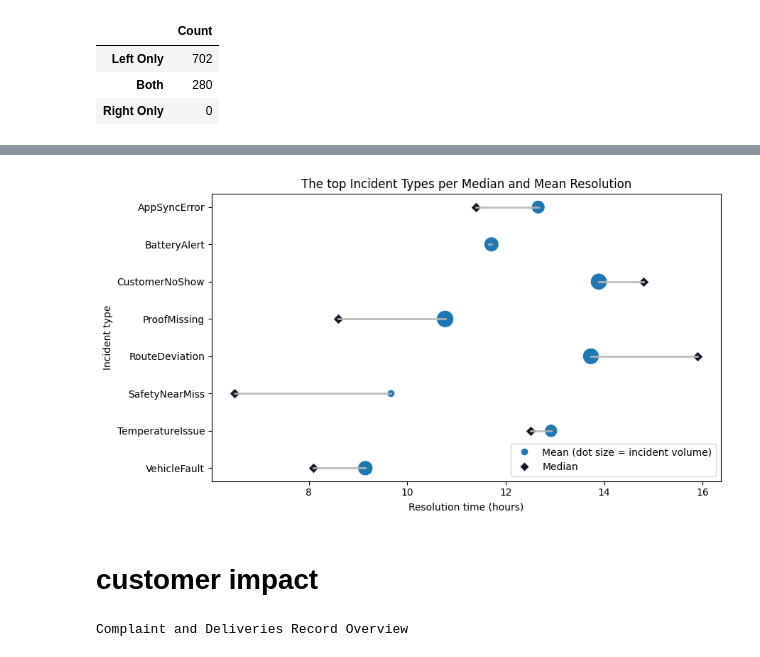
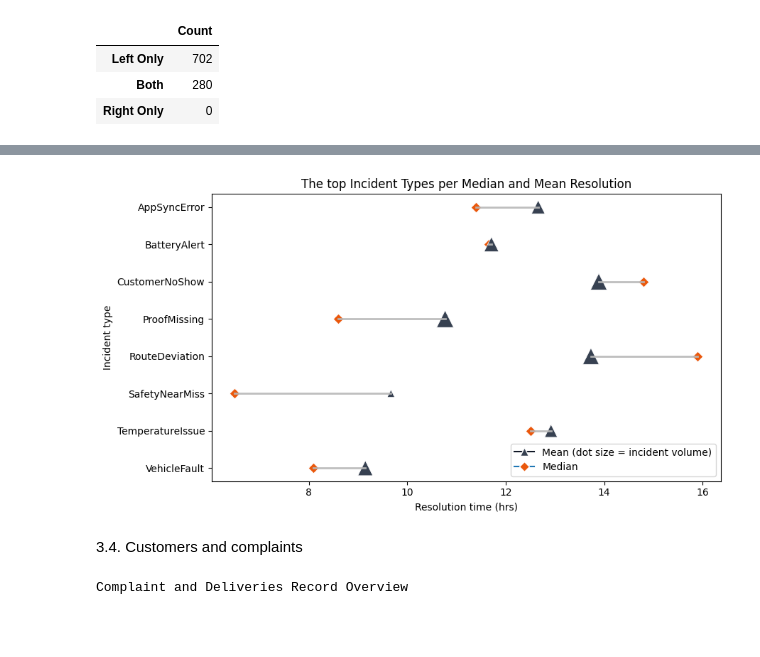
Before and after one commit to hobbsandbobs-dotcom/Analytics-Coursework, a Jupyter notebook: 2_Python_Analytics.ipynb, the cells around one changed output, grey strips where cells are left out. Saved outputs shown, nothing was run; the diff lists cells and outputs as text; code cells hidden in the pictures; blank space fills up the shorter version.

```diff
--- a/2_Python_Analytics.ipynb
+++ b/2_Python_Analytics.ipynb
@@ -827,20 +827,20 @@ fail_df["is_failed"] = (fail_df["success_flag"] == 0).astype(int)
 event_types_analysis = (
     fail_df.groupby("event_type", dropna=False)
       .agg(
-          total_events=("event_id", "count"),
-          failure_rate=("is_failed", "mean"),
-          avg_latency=("api_latency_ms", "mean"),
-          p95_latency_value=("api_latency_ms", lambda values: values.quantile(0.95)),
-          latency_missing_pct=("api_latency_ms", lambda values: values.isna().mean() * 100),
+          recorded_events=("event_id", "count"),
+          event_failure_num=("is_failed", "mean"),
+          mean_api_latency=("api_latency_ms", "mean"),
+          p95_response_time=("api_latency_ms", lambda values: values.quantile(0.95)),
+          missing_latency_record=("api_latency_ms", lambda values: values.isna().mean() * 100),
       )
 )
 # %%
-event_types_analysis["failure_percent"] = (event_types_analysis["failure_rate"] * 100).round(2)
-event_types_analysis["p95_latency"] = event_types_analysis["p95_latency_value"].round(2)
-event_types_analysis["latency_missing_pct"] = event_types_analysis["latency_missing_pct"].round(2)
-event_types_analysis["avg_latency"] = event_types_analysis["avg_latency"].round(2)
+event_types_analysis["failure_as_percent"] = (event_types_analysis["event_failure_num"] * 100).round(2)
+event_types_analysis["p95_response_time"] = event_types_analysis["p95_response_time"].round(2)
+event_types_analysis["missing_latency_record"] = event_types_analysis["missing_latency_record"].round(2)
+event_types_analysis["mean_api_latency"] = event_types_analysis["mean_api_latency"].round(2)
 
 
-event_types_analysis = event_types_analysis.sort_values("failure_percent", ascending=False)
+event_types_analysis = event_types_analysis.sort_values("failure_as_percent", ascending=False)
 # %%
 table_formatting(
@@ -979,19 +1024,26 @@ plot_df = incident_resolution_overview.reset_index().copy()
 # %%
+resolution_plot_df = (
+    incident_resolution_overview
+    .reset_index()
+    .copy()
+)
 
+top_number = 15
 
-plot_df = incident_resolution_overview.reset_index().copy()
-
-N = 15
-plot_df = plot_df.head(N)
+resolution_plot_df = (
+    resolution_plot_df
+    .head(top_number)
+)
 
 plt.figure(figsize=(9, 5))
-ax = plt.gca()
+
+plot_axis = plt.gca()
 
 #Coneecting the median and the mean for each of the types of incidents
-for _, r in plot_df.iterrows():
-    ax.plot(
-        [r["Median Resolution Hours"], r["Avg. Resolution Hours"]],
-        [r["incident_type"], r["incident_type"]],
+for _, row in resolution_plot_df.iterrows():
+    plot_axis.plot(
+        [row["Median Resolution Hours"], row["Avg. Resolution Hours"]],
+        [row["incident_type"], row["incident_type"]],
         color="#B8B8B8",
         linewidth=2,
         alpha=0.9
@@ -999,49 +1051,50 @@ for _, r in plot_df.iterrows():
 
 #Creating the plots for Median
 sns.scatterplot(
-    data=plot_df,
+    data=resolution_plot_df,
     x="Median Resolution Hours",
     y="incident_type",
     marker="D",
     s=55,
-    color="#111827",
+    color="#EA580C",
     edgecolor="white",
     linewidth=0.6,
     legend=False
 )
 
 #Creating the mean points with the size being volume
 sns.scatterplot(
-    data=plot_df,
+    data=resolution_plot_df,
     x="Avg. Resolution Hours",
     y="incident_type",
-    size="Total Incidents",
+    marker="^",
+    size="Total N. Incidents",
     sizes=(60, 300),
-    color="#1F77B4",
+    color="#374151",
     edgecolor="white",
     linewidth=0.6,
     legend=False
 )
 
 #Creating the legend
-mean_handle = plt.Line2D([0], [0], marker='o', color='w',
-                         markerfacecolor="#1F77B4", markeredgecolor="white",
+mean_legend = plt.Line2D([0], [0], marker='^', color='#111827',
+                         markerfacecolor="#374151", markeredgecolor="white",
                          markersize=8, label="Mean (dot size = incident volume)")
-median_handle = plt.Line2D([0], [0], marker='D', color='w',
-                           markerfacecolor="#111827", markeredgecolor="white",
+median_legend = plt.Line2D([0], [0], marker='D', color='#1F77B4',
+                           markerfacecolor="#EA580C", markeredgecolor="white",
                            markersize=7, label="Median")
 
-plt.legend(handles=[mean_handle, median_handle], loc="lower right", frameon=True)
+plt.legend(handles=[mean_legend, median_legend], loc="lower right", frameon=True)
 
 plt.title(f"The top Incident Types per Median and Mean Resolution")
-plt.xlabel("Resolution time (hours)")
+plt.xlabel("Resolution time (hrs)")
 plt.ylabel("Incident type")
 plt.tight_layout()
 plt.show()
 # %% [output]
-[figure, old version]
+[figure, new version]
-# %% [markdown]
-# customer impact
+# %% [markdown]
+3.4. Customers and complaints
 # %%
 complaints_and_deliveries_df = complaints_df.merge(
     deliveries_df,
```
Also changed, not shown: parts of 10 cells of this notebook.
